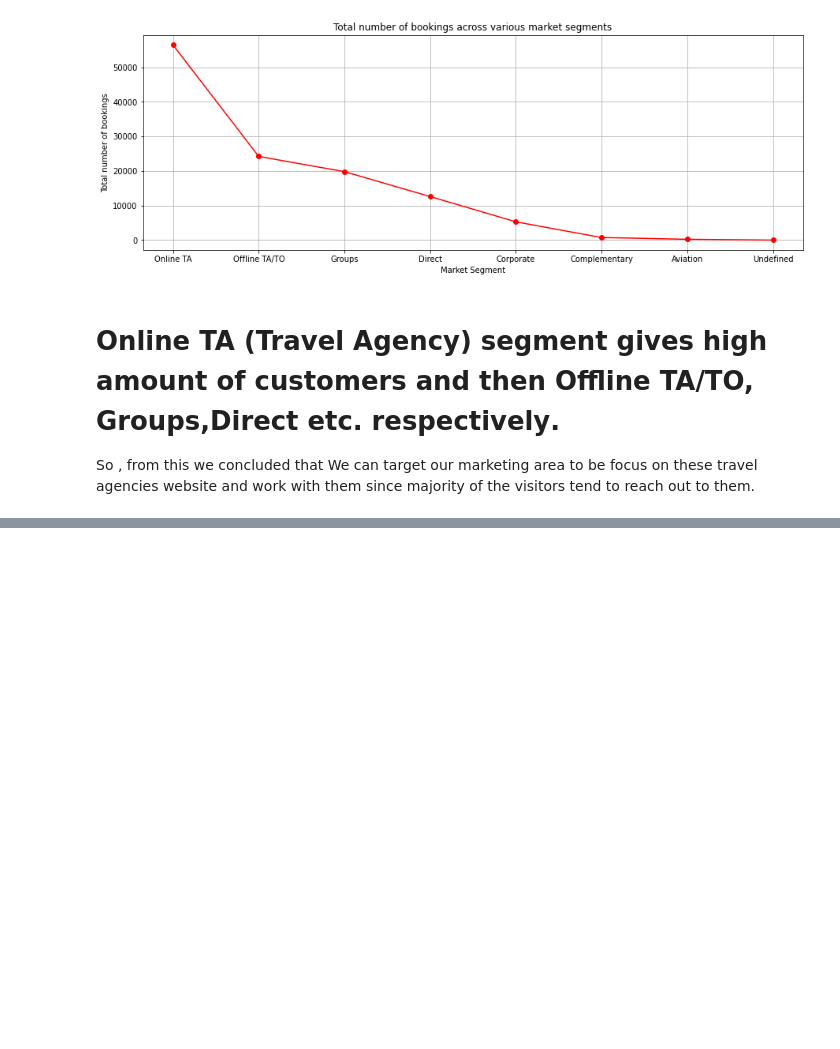
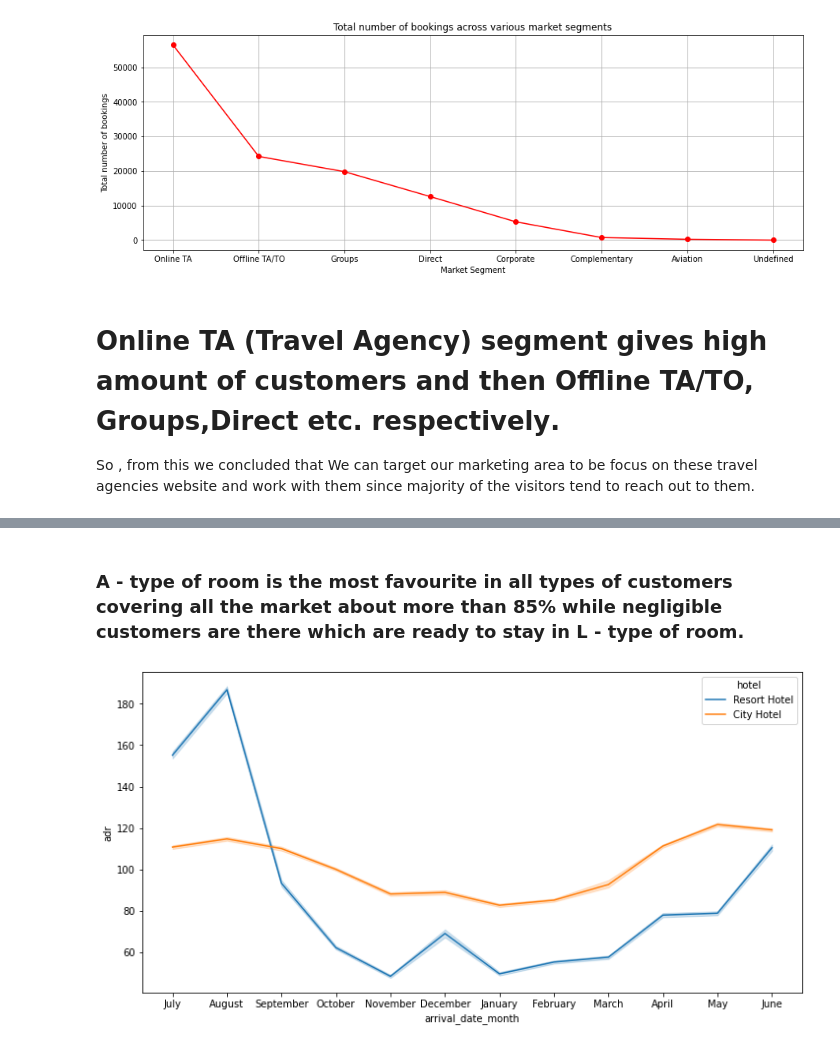
Before and after one commit to Gauravgade3/Hotel-Booking-Analysis, a Jupyter notebook: Hotel_Booking_Analysis_Capstone_Project_Gaurav_Gade.ipynb, the cells around one changed output, grey strips where cells are left out. Cells and saved outputs as stored; diff of their text form; code cells hidden in the pictures; blank space fills up the shorter version.

```diff
--- a/Hotel_Booking_Analysis_Capstone_Project_Gaurav_Gade.ipynb
+++ b/Hotel_Booking_Analysis_Capstone_Project_Gaurav_Gade.ipynb
@@ -374,0 +458,8 @@ So , from this we concluded that We can target our marketing area to be focus on
+# %% [markdown]
+### **A - type of room is the most favourite in all types of customers covering all the market about more than 85% while negligible customers are there which are ready to stay in L - type of room.**
+# %%
+plt.figure(figsize=(12,6))
+sns.lineplot(x='arrival_date_month', y='adr', hue='hotel', data= df)
+plt.show()
+# %% [output]
+[figure, added]
```
Also changed, not shown: parts of 15 cells of this notebook.
